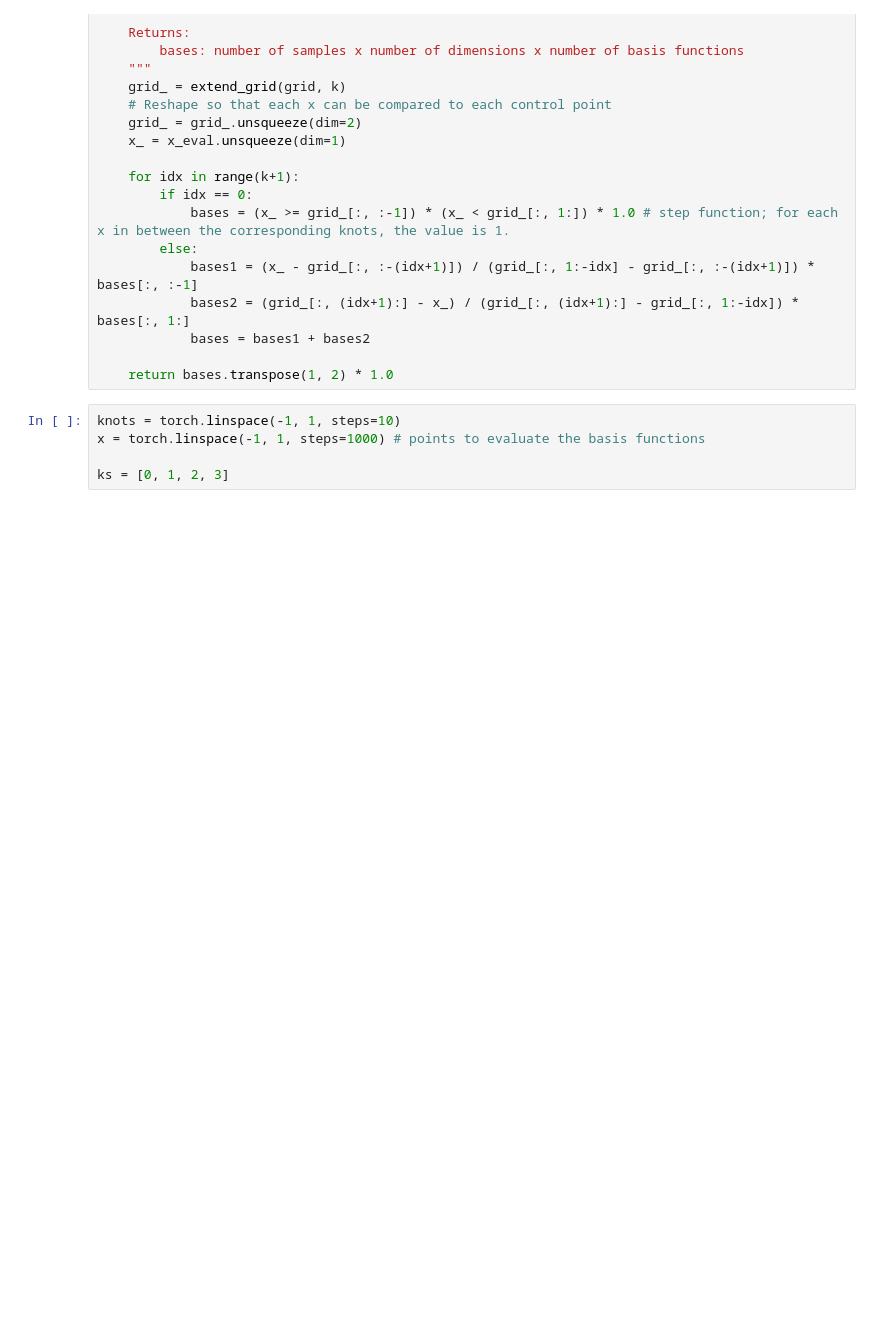
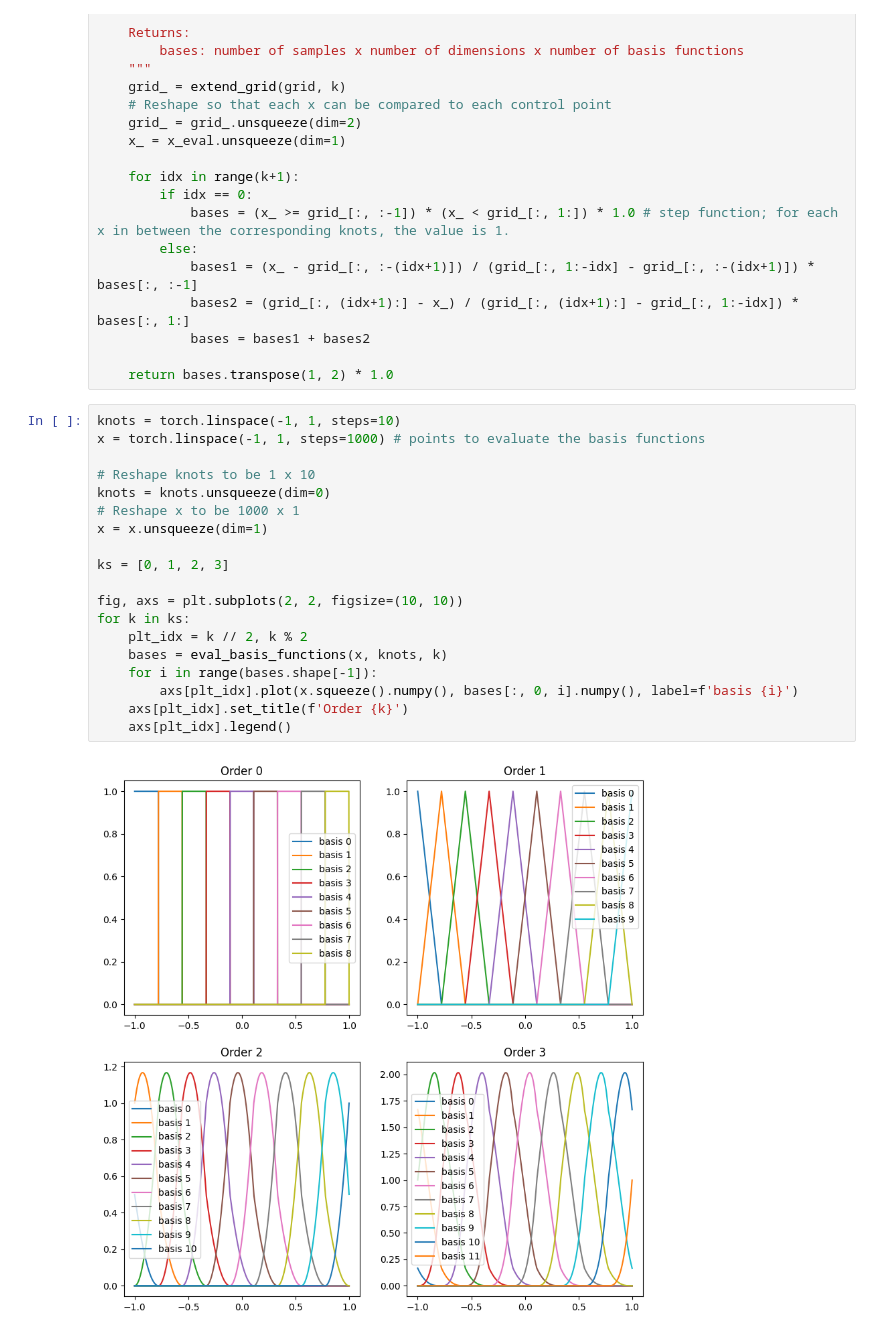
Before and after one commit to spagnoloG/kan, a Jupyter notebook: code/splines/splines.ipynb, the cells around one changed output. Cells and saved outputs as stored; diff of their text form; blank space fills up the shorter version.

Commit message:
Plot the basis functions of splines

```diff
--- a/code/splines/splines.ipynb
+++ b/code/splines/splines.ipynb
@@ -49,8 +49,24 @@ def eval_basis_functions(x_eval, grid, k):
             bases = bases1 + bases2
 
     return bases.transpose(1, 2) * 1.0
-# %%
-knots = torch.linspace(-1, 1, steps=10)
-x = torch.linspace(-1, 1, steps=1000) # points to evaluate the basis functions
-
-ks = [0, 1, 2, 3]
+# %%
+knots = torch.linspace(-1, 1, steps=10)
+x = torch.linspace(-1, 1, steps=1000) # points to evaluate the basis functions
+
+# Reshape knots to be 1 x 10
+knots = knots.unsqueeze(dim=0)
+# Reshape x to be 1000 x 1
+x = x.unsqueeze(dim=1)
+
+ks = [0, 1, 2, 3]
+
+fig, axs = plt.subplots(2, 2, figsize=(10, 10))
+for k in ks:
+    plt_idx = k // 2, k % 2
+    bases = eval_basis_functions(x, knots, k)
+    for i in range(bases.shape[-1]):
+        axs[plt_idx].plot(x.squeeze().numpy(), bases[:, 0, i].numpy(), label=f'basis {i}')
+    axs[plt_idx].set_title(f'Order {k}')
+    axs[plt_idx].legend()
+# %% [output]
+[figure, added]
```
